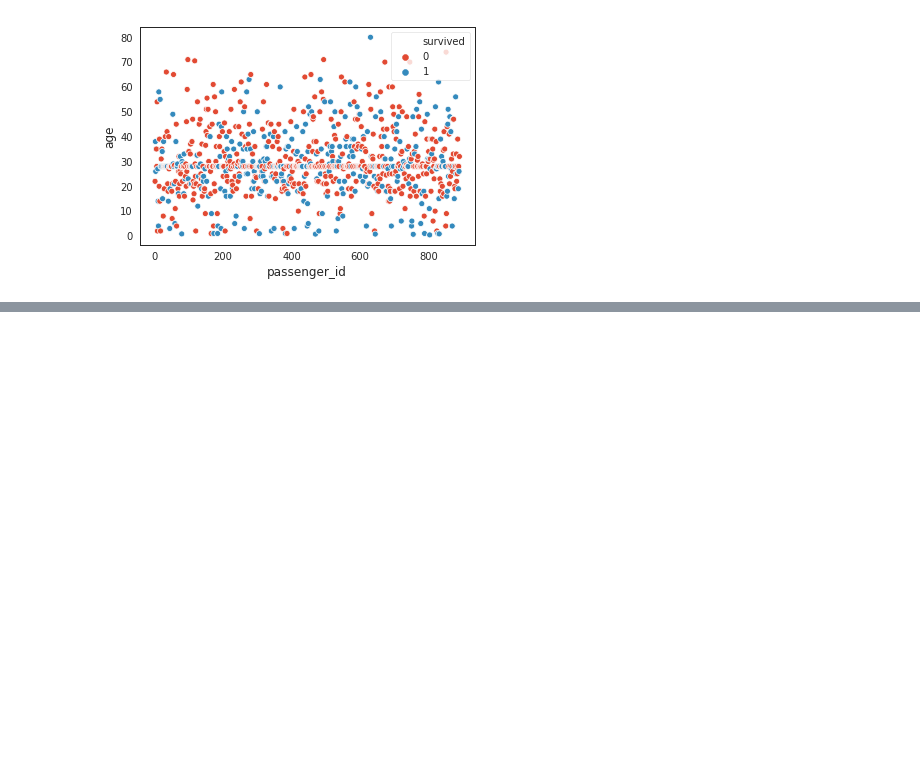
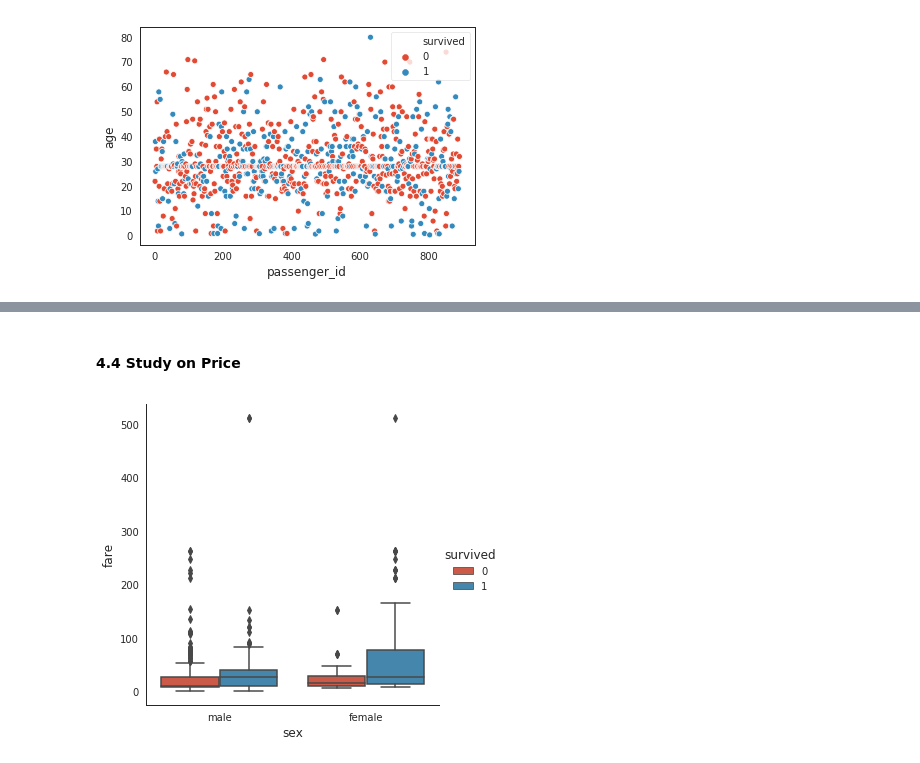
Before and after one commit to ajaysjournal/CAKE, a Jupyter notebook: 1_Titanic_Complete_EDA.ipynb, the cells around one changed output, grey strips where cells are left out. Cells and saved outputs as stored; diff of their text form; code cells hidden in the pictures; blank space fills up the shorter version.

```diff
--- a/1_Titanic_Complete_EDA.ipynb
+++ b/1_Titanic_Complete_EDA.ipynb
@@ -175,0 +193,6 @@ sns.scatterplot(x='passenger_id', y='age', data=train, hue='survived')
+# %% [markdown]
+#### 4.4 Study on Price
+# %%
+sns.catplot(x="sex", y="fare", hue="survived", kind="box", data=train);
+# %% [output]
+[figure, added]
```
Also changed, not shown: parts of 10 cells of this notebook.
